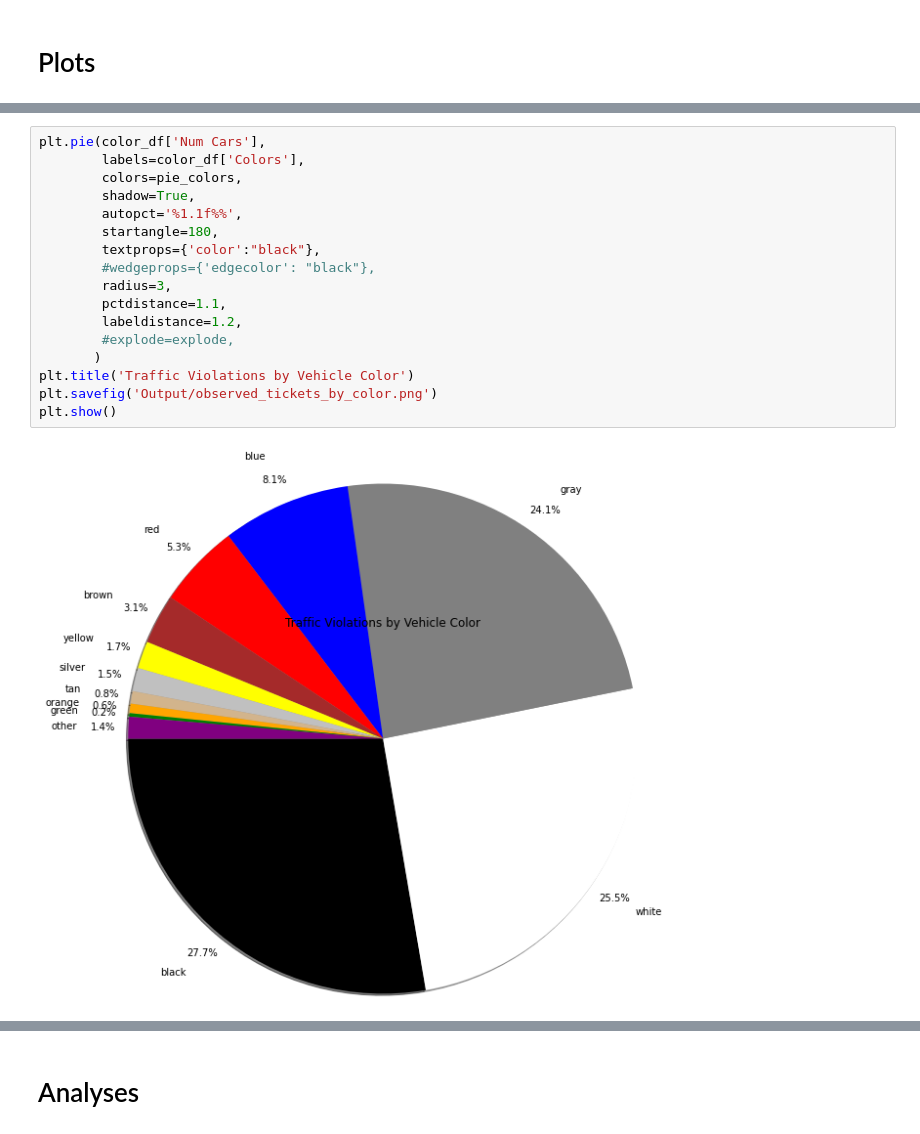
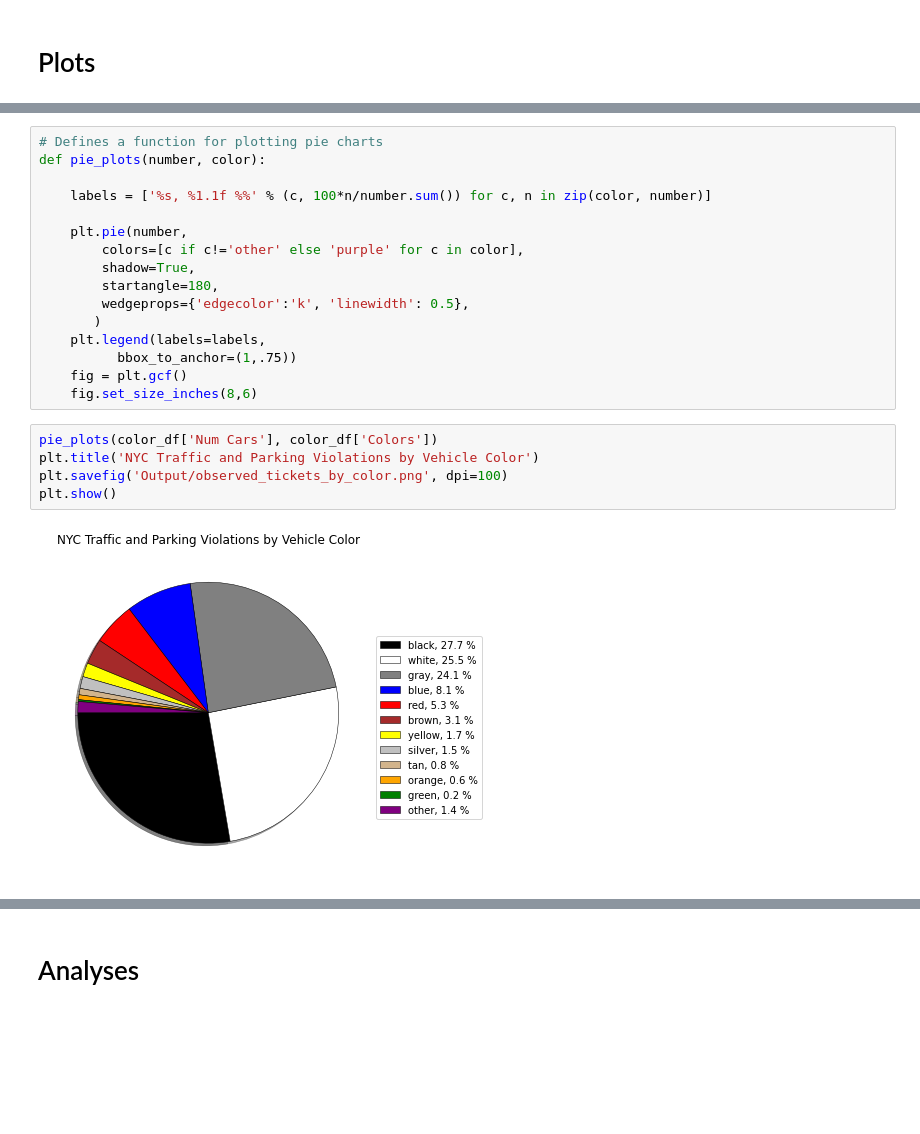
Before and after one commit to RyanAdamGonzalez1996/Project1, a Jupyter notebook: Vehicle_Color.ipynb, the cells around one changed output, grey strips where cells are left out. Drawn from its saved outputs; the diff is of its cells as text; blank space fills up the shorter version.

Commit message:
Defines a function to create the pie charts, makes the pie charts readable and consistent, adds a bar chart to compare observed and expected

```diff
--- a/Vehicle_Color.ipynb
+++ b/Vehicle_Color.ipynb
@@ -160,20 +167,24 @@ explode = [0.2, 0.2, 0.2, 0.2, 0.2, 0.2, 0.2, 0.2, 0.2, 0.2, 0.2, 0.2]
+# %%
+# Defines a function for plotting pie charts
+def pie_plots(number, color):
+
+    labels = ['%s, %1.1f %%' % (c, 100*n/number.sum()) for c, n in zip(color, number)]
+
+    plt.pie(number,
+        colors=[c if c!='other' else 'purple' for c in color],
+        shadow=True,
+        startangle=180,
+        wedgeprops={'edgecolor':'k', 'linewidth': 0.5},
+       )
+    plt.legend(labels=labels,
+          bbox_to_anchor=(1,.75))
+    fig = plt.gcf()
+    fig.set_size_inches(8,6)
 # %%
-plt.pie(color_df['Num Cars'],
-        labels=color_df['Colors'],
-        colors=pie_colors,
-        shadow=True,
-        autopct='%1.1f%%',
-        startangle=180,
-        textprops={'color':"black"},
-        #wedgeprops={'edgecolor': "black"},
-        radius=3,
-        pctdistance=1.1,
-        labeldistance=1.2,
-        #explode=explode,
-       )
-plt.title('Traffic Violations by Vehicle Color')
-plt.savefig('Output/observed_tickets_by_color.png')
+pie_plots(color_df['Num Cars'], color_df['Colors'])
+plt.title('NYC Traffic and Parking Violations by Vehicle Color')
+plt.savefig('Output/observed_tickets_by_color.png', dpi=100)
 plt.show()
 # %% [output]
-[figure, old version]
+[figure, new version]
 # %%
```
Also changed, not shown: parts of 7 cells of this notebook, 3 other files.
